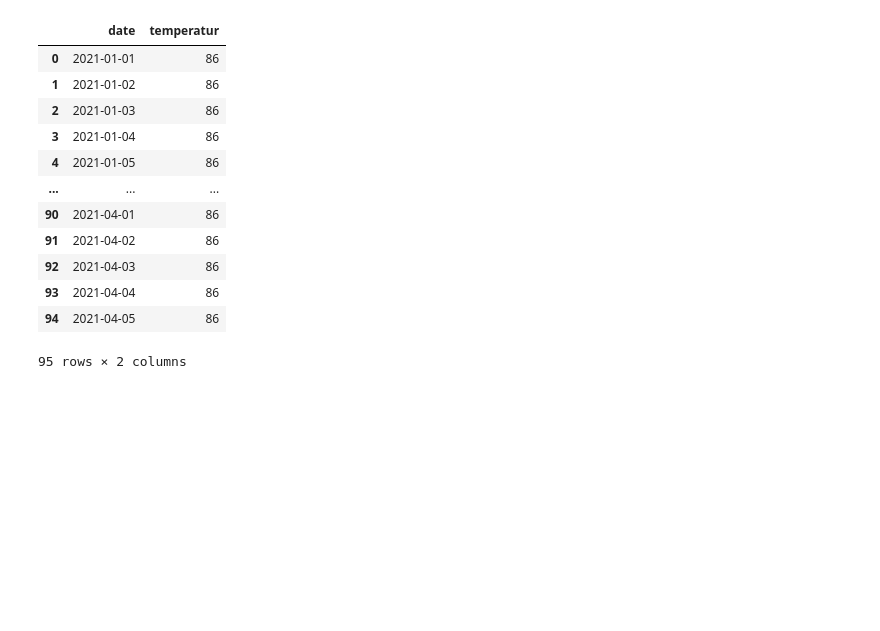
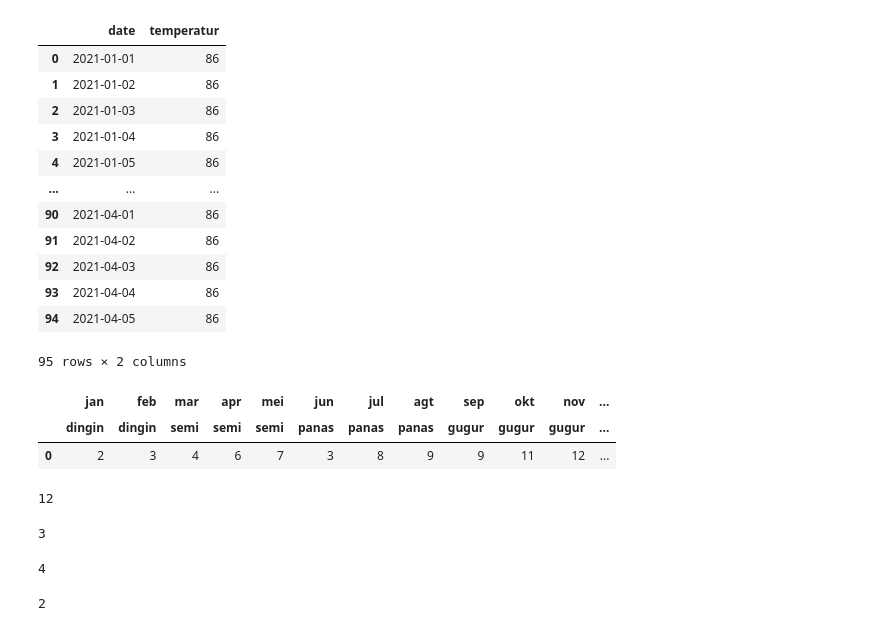
Before and after one commit to philipusfw/H8_54, a Jupyter notebook: Tutorial-6.ipynb, the cells around one changed output. Drawn from its saved outputs; the diff is of its cells as text; code cells hidden in the pictures; blank space fills up the shorter version.

```diff
--- a/Tutorial-6.ipynb
+++ b/Tutorial-6.ipynb
@@ -348,0 +351,23 @@ df_date
+# %%
+headers = pd.MultiIndex.from_arrays([['jan', 'feb', 'mar', 'apr', 'mei', 'jun', 'jul', 'agt', 'sep', 'okt', 'nov', 'des'],
+                                     ['dingin', 'dingin', 'semi', 'semi', 'semi', 'panas', 'panas', 'panas', 'gugur', 'gugur', 'gugur', 'dingin']])
+data = [[2, 3, 4, 6, 7, 3, 8, 9, 9, 11, 12, 10]]
+pd.DataFrame(data, columns = headers)
+# %% [output]
+|  | jan | feb | mar | apr | mei | jun | jul | agt | sep | okt | nov | ... |
+|  | dingin | dingin | semi | semi | semi | panas | panas | panas | gugur | gugur | gugur | ... |
+| 0 | 2 | 3 | 4 | 6 | 7 | 3 | 8 | 9 | 9 | 11 | 12 | ... |
+# %%
+len(['dingin', 'dingin', 'semi', 'semi', 'semi', 'panas', 'panas', 'panas', 'gugur', 'gugur', 'gugur', 'dingin'])
+# %% [output]
+12
+# %%
+a = ['a', 'b', 'c']
+len(a)
+# %% [output]
+3
+# %%
+b = ['1', '2', '3', '4']
+len(b)
+# %% [output]
+4
@@ -348,0 +376,4 @@ df_date
+# %%
+len(two_levels_array)
+# %% [output]
+2
```
Also changed, not shown: parts of 4 cells of this notebook, 1 other file.
